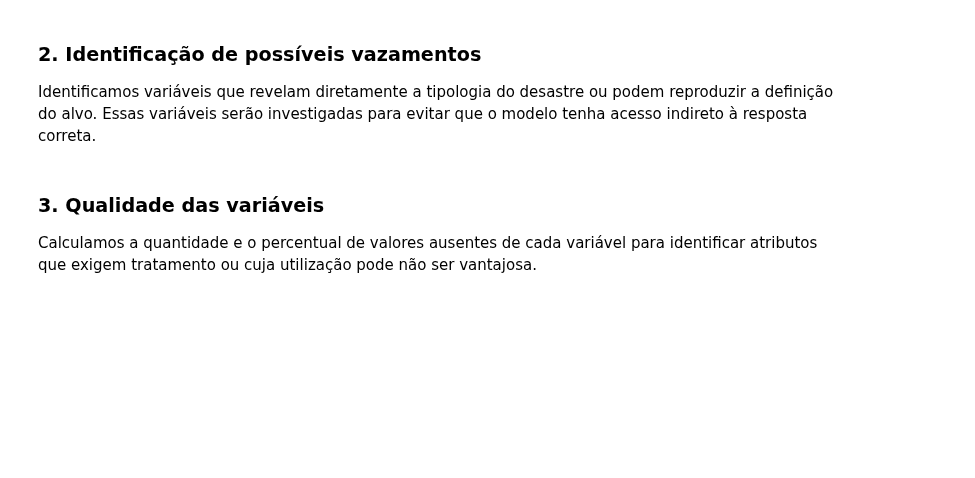
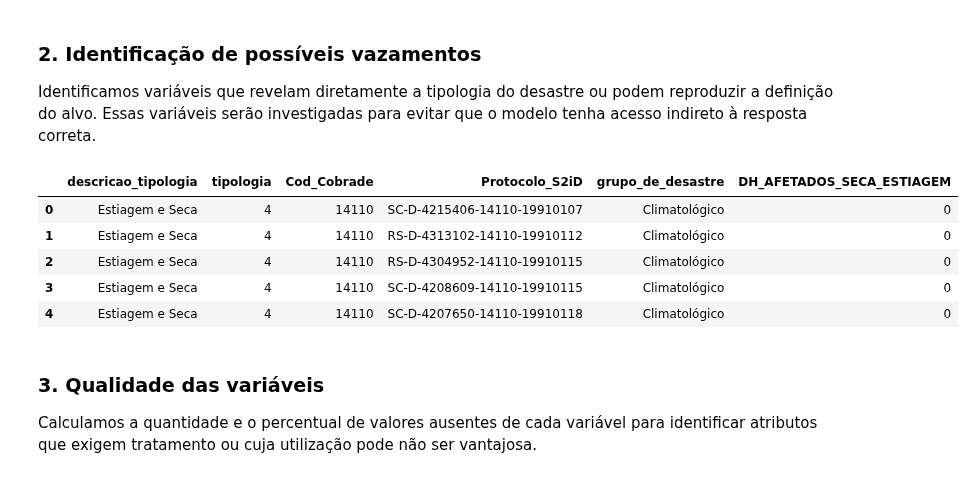
Before and after one commit to sergiobfj/atlas-digital, a Jupyter notebook: notebooks/02_selecao_variaveis.ipynb, the cells around one changed output. Cells and saved outputs as stored; diff of their text form; code cells hidden in the pictures; blank space fills up the shorter version.

Commit message:
fix: adiciona grupo_de_desastre e DH_AFETADOS_SECA_ESTIAGEM a variaveis suspeitas

```diff
--- a/notebooks/02_selecao_variaveis.ipynb
+++ b/notebooks/02_selecao_variaveis.ipynb
@@ -53,15 +61,24 @@ Identificamos variáveis que revelam diretamente a tipologia do desastre ou pode
 # %%
 variaveis_suspeitas = [
     "descricao_tipologia",
     "tipologia",
     "Cod_Cobrade",
     "Protocolo_S2iD",
+    "grupo_de_desastre",
+    "DH_AFETADOS_SECA_ESTIAGEM",
 ]
 
 display(
     df_modelagem[variaveis_suspeitas]
     .head()
 )
+# %% [output]
+|  | descricao_tipologia | tipologia | Cod_Cobrade | Protocolo_S2iD | grupo_de_desastre | DH_AFETADOS_SECA_ESTIAGEM |
+| 0 | Estiagem e Seca | 4 | 14110 | SC-D-4215406-14110-19910107 | Climatológico | 0 |
+| 1 | Estiagem e Seca | 4 | 14110 | RS-D-4313102-14110-19910112 | Climatológico | 0 |
+| 2 | Estiagem e Seca | 4 | 14110 | RS-D-4304952-14110-19910115 | Climatológico | 0 |
+| 3 | Estiagem e Seca | 4 | 14110 | SC-D-4208609-14110-19910115 | Climatológico | 0 |
+| 4 | Estiagem e Seca | 4 | 14110 | SC-D-4207650-14110-19910118 | Climatológico | 0 |
 # %% [markdown]
 ### 3. Qualidade das variáveis
 
```
Also changed, not shown: parts of 8 cells of this notebook.
